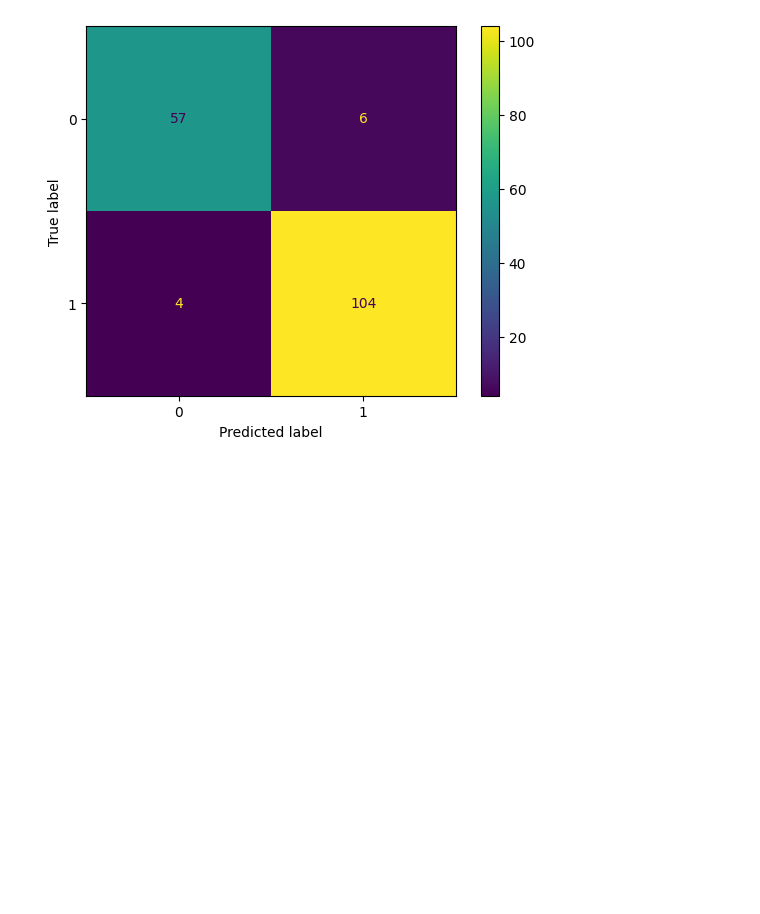
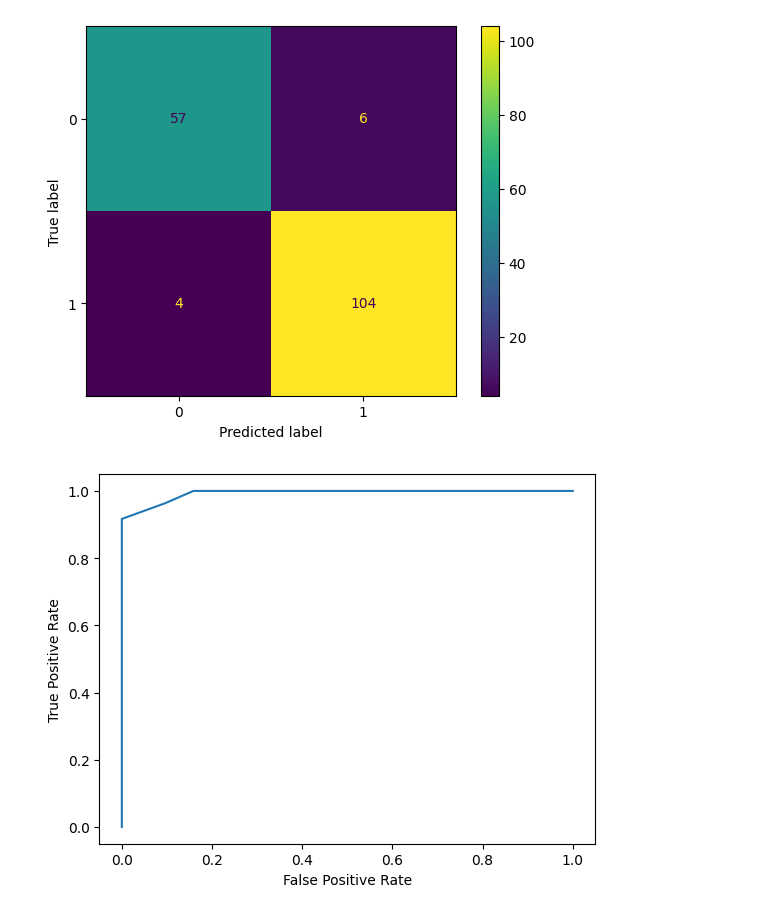
Before and after one commit to UEPP40/PUM, a Jupyter notebook: Klasyfikacja_binarna_regresja_logistyczna.ipynb, the cells around one changed output. Cells and saved outputs as stored; diff of their text form; code cells hidden in the pictures; blank space fills up the shorter version.

```diff
--- a/Klasyfikacja_binarna_regresja_logistyczna.ipynb
+++ b/Klasyfikacja_binarna_regresja_logistyczna.ipynb
@@ -100,3 +106,9 @@ classification_report(y_test,y_predict_neigh2)
 # %% [output]
 '              precision    recall  f1-score   support\n\n           0       0.93      0.90      0.92        63\n           1       0.95      0.96      0.95       108\n\n    accuracy                   ...
 [figure]
+# %%
+y_scores_neigh2 = neigh2.predict_proba(X_test)[:, 1]
+fpr, tpr, _ = roc_curve(y_test, y_scores_neigh2, pos_label=1)
+roc_display = RocCurveDisplay(fpr=fpr, tpr=tpr).plot()
+# %% [output]
+[figure, added]
```
Also changed, not shown: parts of 1 cell of this notebook.
